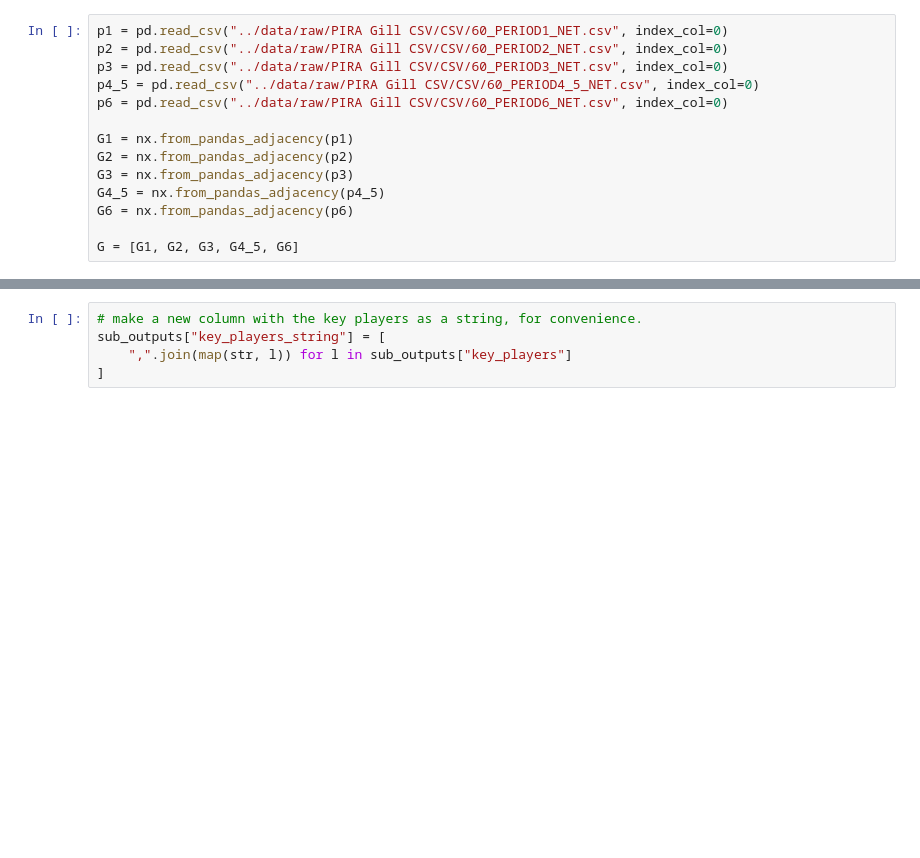
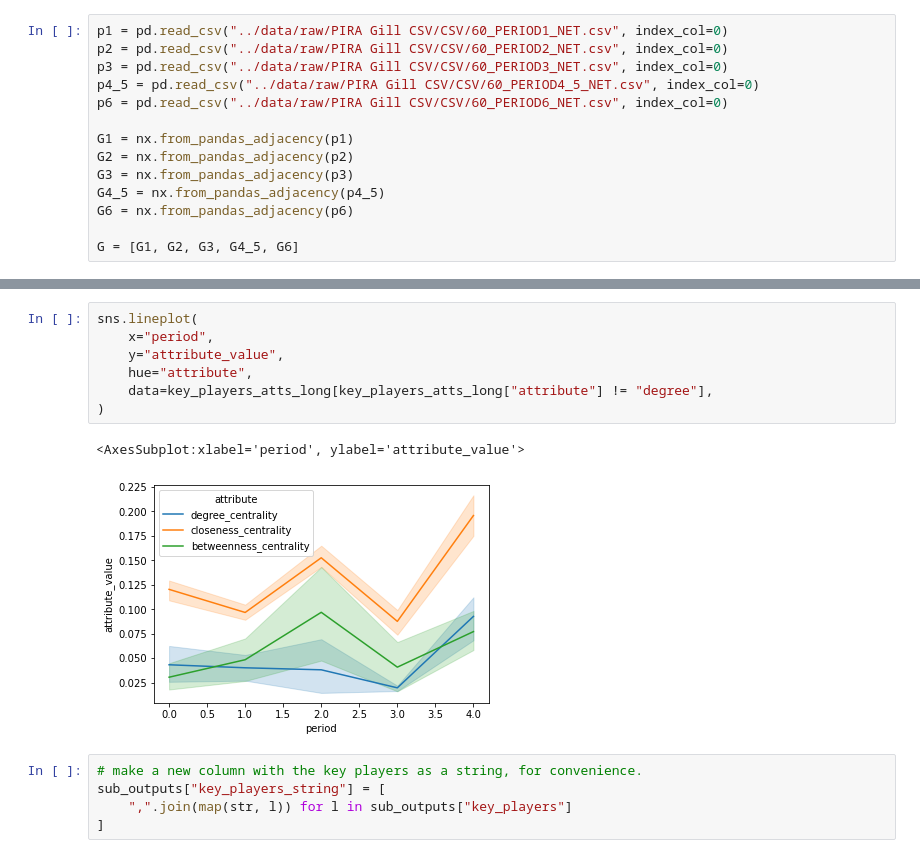
Before and after one commit to powerd4/SNA_project, a Jupyter notebook: notebooks/key_players.ipynb, the cells around one changed output, grey strips where cells are left out. Drawn from its saved outputs; the diff is of its cells as text; blank space fills up the shorter version.

```diff
--- a/notebooks/key_players.ipynb
+++ b/notebooks/key_players.ipynb
@@ -263,3 +420,13 @@ sub_outputs
+# %%
+sns.lineplot(
+    x="period",
+    y="attribute_value",
+    hue="attribute",
+    data=key_players_atts_long[key_players_atts_long["attribute"] != "degree"],
+)
+# %% [output]
+<AxesSubplot:xlabel='period', ylabel='attribute_value'>
+[figure, added]
 # %%
 # make a new column with the key players as a string, for convenience.
 sub_outputs["key_players_string"] = [
```
Also changed, not shown: parts of 19 cells of this notebook.
